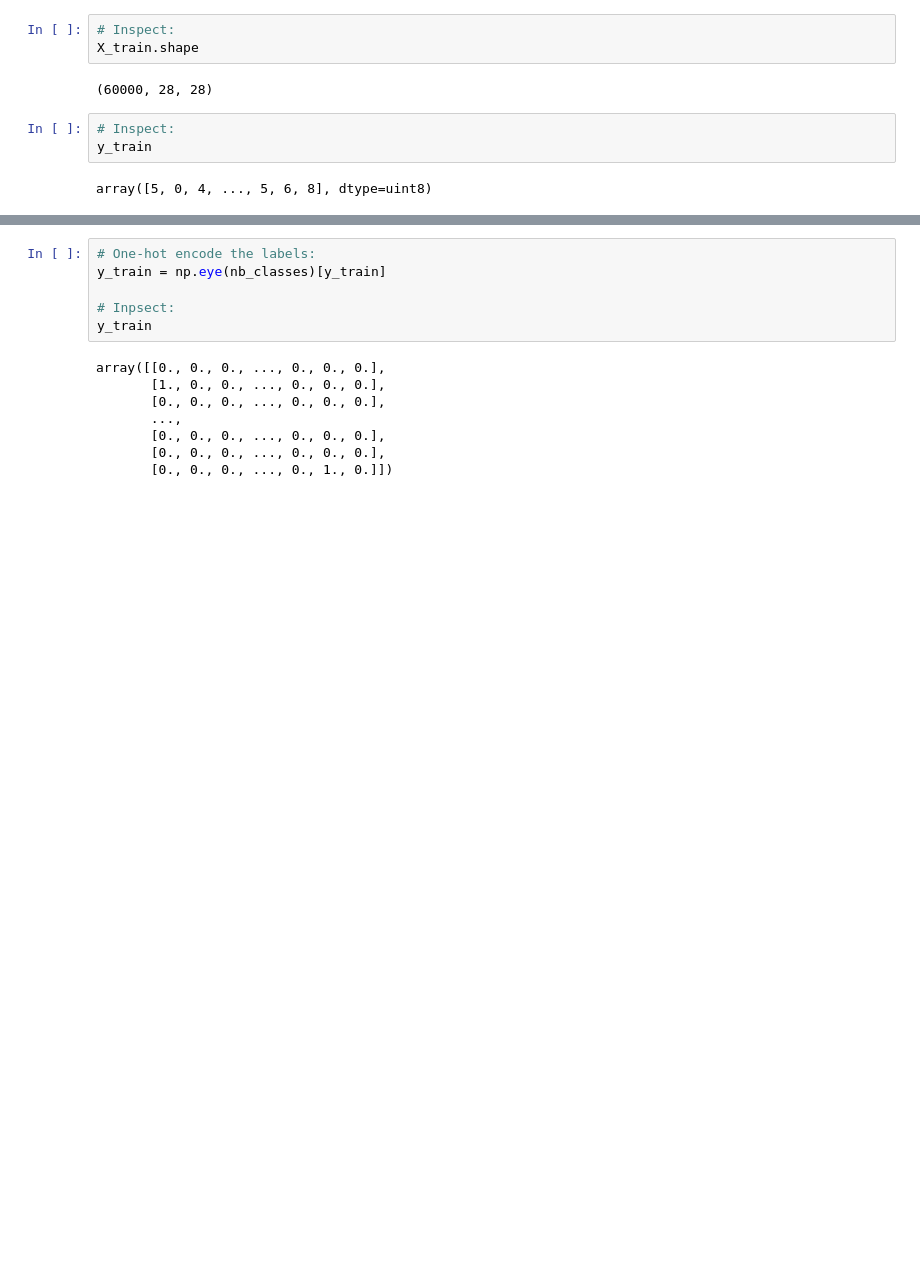
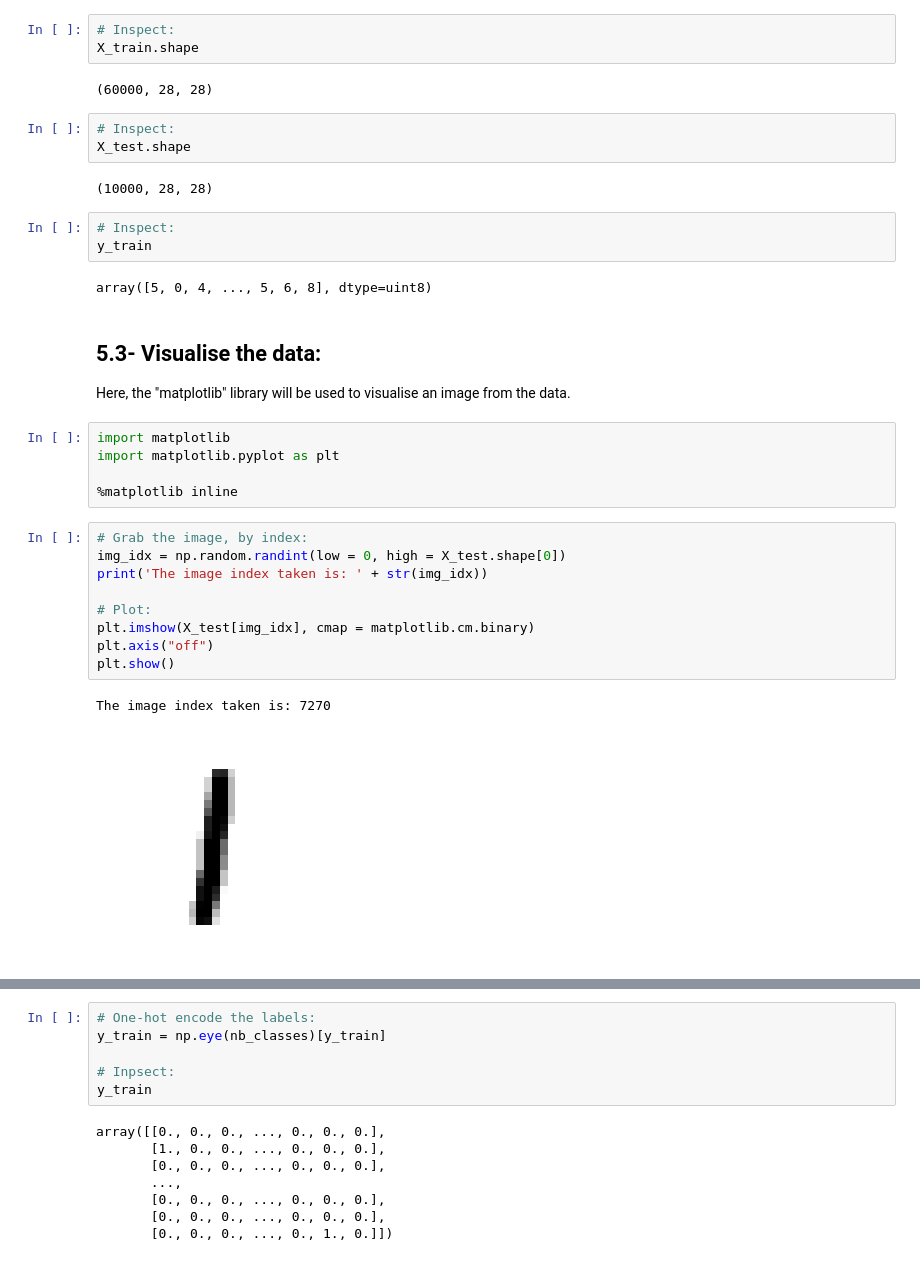
Before and after one commit to ylee9107/ComputerVisionTensorFlow2_myLearning, a Jupyter notebook: 1 - Comupter Vision with Neural Networks/Building ANNs.ipynb, the cells around one changed output, grey strips where cells are left out. Drawn from its saved outputs; the diff is of its cells as text; blank space fills up the shorter version.

```diff
--- a/1 - Comupter Vision with Neural Networks/Building ANNs.ipynb
+++ b/1 - Comupter Vision with Neural Networks/Building ANNs.ipynb
@@ -318,8 +317,34 @@ nb_classes = 10
 X_train.shape
 # %% [output]
 (60000, 28, 28)
+# %%
+# Inspect:
+X_test.shape
+# %% [output]
+(10000, 28, 28)
 # %%
 # Inspect:
 y_train
 # %% [output]
 array([5, 0, 4, ..., 5, 6, 8], dtype=uint8)
+# %% [markdown]
+## 5.3- Visualise the data:
+
+Here, the "matplotlib" library will be used to visualise an image from the data.
+# %%
+import matplotlib
+import matplotlib.pyplot as plt
+
+%matplotlib inline
+# %%
+# Grab the image, by index:
+img_idx = np.random.randint(low = 0, high = X_test.shape[0])
+print('The image index taken is: ' + str(img_idx))
+
+# Plot:
+plt.imshow(X_test[img_idx], cmap = matplotlib.cm.binary)
+plt.axis("off")
+plt.show()
+# %% [output]
+The image index taken is: 7270
+[figure, added]
```
Also changed, not shown: parts of 51 cells of this notebook.
